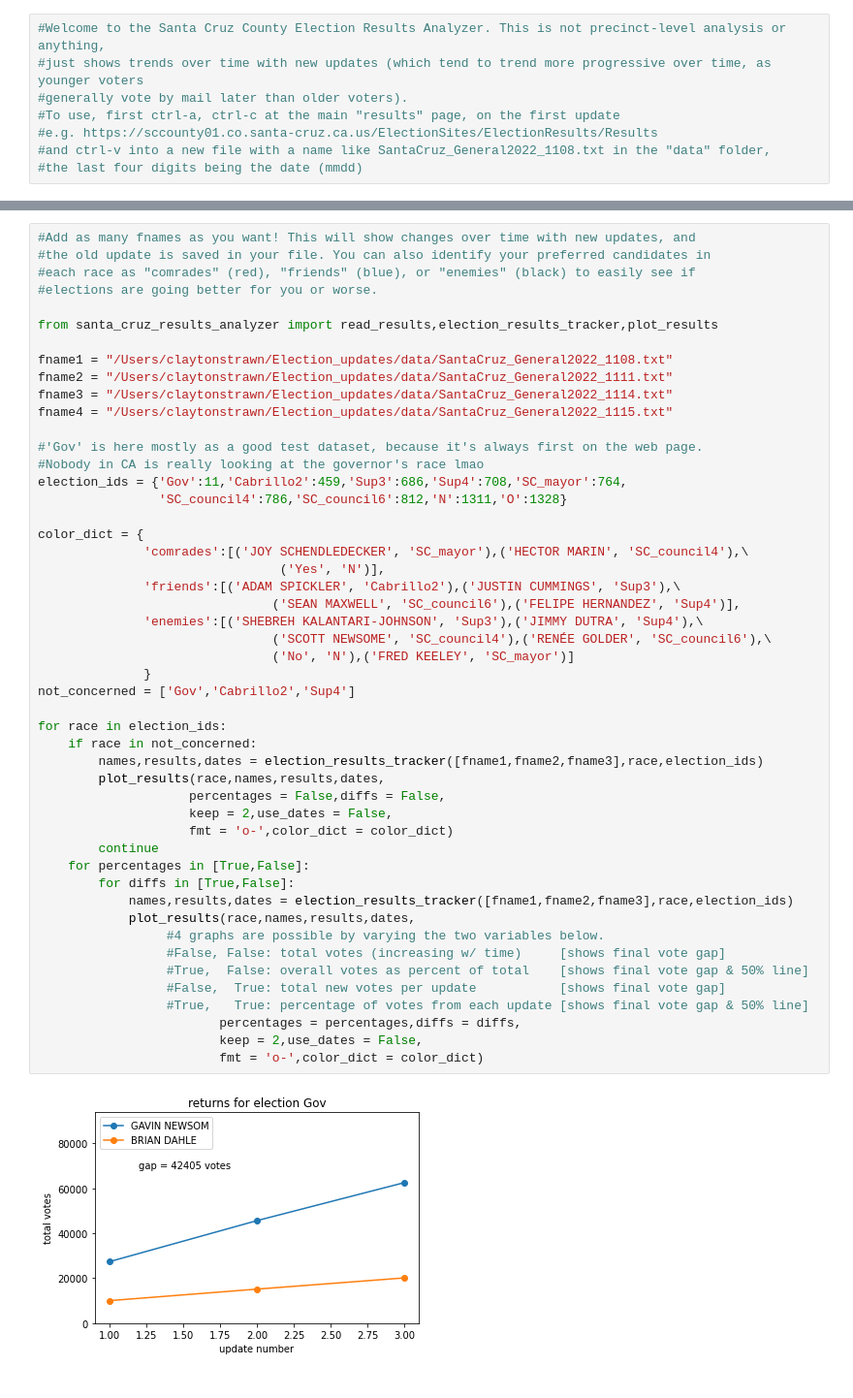
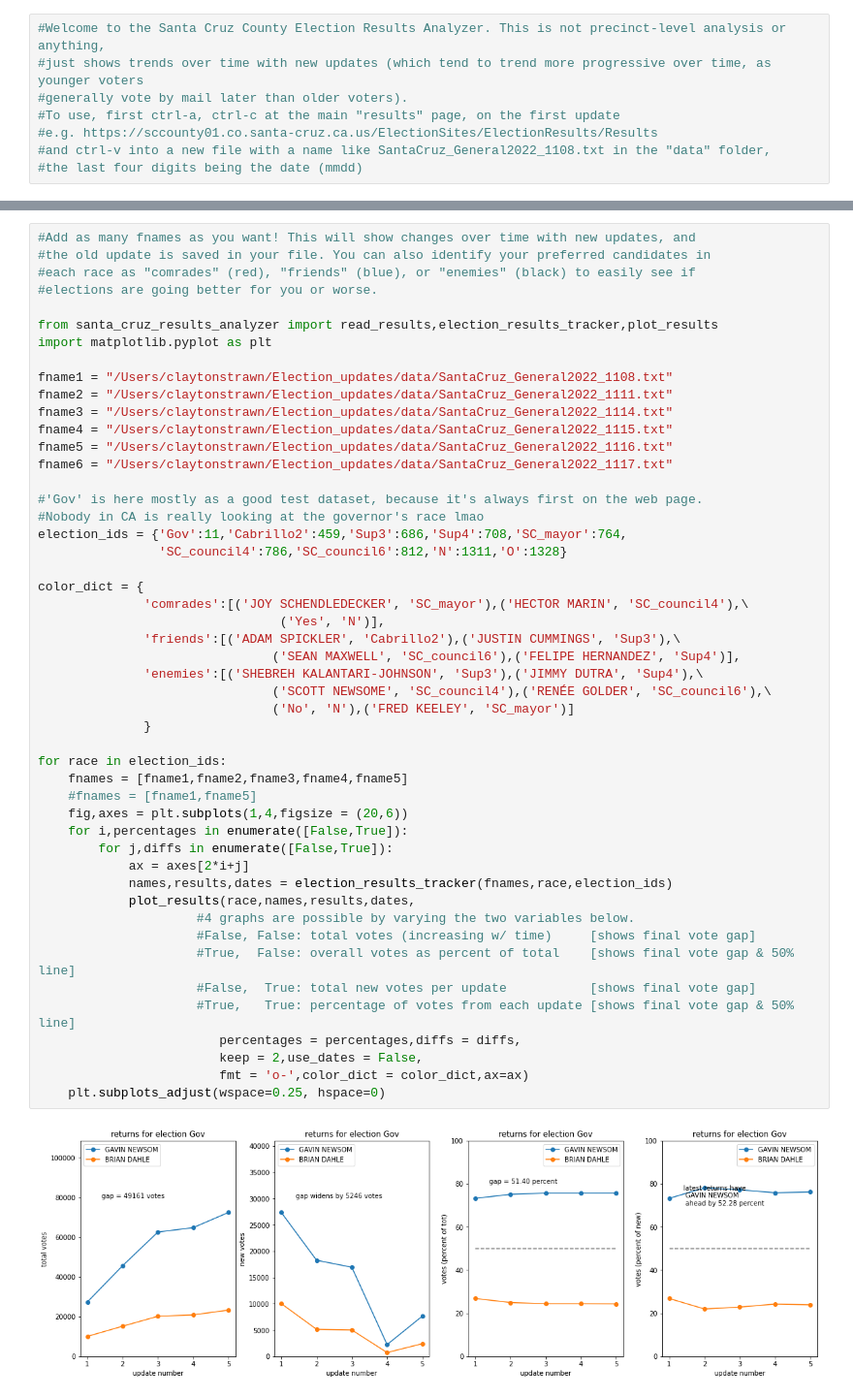
Before and after one commit to claytonstrawn/election_updates, a Jupyter notebook: election_results_analyzer.ipynb, the cells around one changed output, grey strips where cells are left out. Shown at 97% size. Drawn from its saved outputs; the diff is of its cells as text.

Commit message:
added text to all panels to show meaningful numbers

```diff
--- a/election_results_analyzer.ipynb
+++ b/election_results_analyzer.ipynb
@@ -60,48 +58,48 @@ checking fname1 is compatible with fname4... clear!
 #each race as "comrades" (red), "friends" (blue), or "enemies" (black) to easily see if
 #elections are going better for you or worse.
 
 from santa_cruz_results_analyzer import read_results,election_results_tracker,plot_results
+import matplotlib.pyplot as plt
 
 fname1 = "/Users/claytonstrawn/Election_updates/data/SantaCruz_General2022_1108.txt"
 fname2 = "/Users/claytonstrawn/Election_updates/data/SantaCruz_General2022_1111.txt"
 fname3 = "/Users/claytonstrawn/Election_updates/data/SantaCruz_General2022_1114.txt"
 fname4 = "/Users/claytonstrawn/Election_updates/data/SantaCruz_General2022_1115.txt"
+fname5 = "/Users/claytonstrawn/Election_updates/data/SantaCruz_General2022_1116.txt"
+fname6 = "/Users/claytonstrawn/Election_updates/data/SantaCruz_General2022_1117.txt"
 
 #'Gov' is here mostly as a good test dataset, because it's always first on the web page.
 #Nobody in CA is really looking at the governor's race lmao
 election_ids = {'Gov':11,'Cabrillo2':459,'Sup3':686,'Sup4':708,'SC_mayor':764,
                 'SC_council4':786,'SC_council6':812,'N':1311,'O':1328}
 
 color_dict = {
               'comrades':[('JOY SCHENDLEDECKER', 'SC_mayor'),('HECTOR MARIN', 'SC_council4'),\
                                 ('Yes', 'N')],
               'friends':[('ADAM SPICKLER', 'Cabrillo2'),('JUSTIN CUMMINGS', 'Sup3'),\
                                ('SEAN MAXWELL', 'SC_council6'),('FELIPE HERNANDEZ', 'Sup4')],
               'enemies':[('SHEBREH KALANTARI-JOHNSON', 'Sup3'),('JIMMY DUTRA', 'Sup4'),\
                                ('SCOTT NEWSOME', 'SC_council4'),('RENÉE GOLDER', 'SC_council6'),\
                                ('No', 'N'),('FRED KEELEY', 'SC_mayor')]
               }
-not_concerned = ['Gov','Cabrillo2','Sup4']
 
 for race in election_ids:
-    if race in not_concerned:
-        names,results,dates = election_results_tracker([fname1,fname2,fname3],race,election_ids)
-        plot_results(race,names,results,dates,
-                    percentages = False,diffs = False,
-                    keep = 2,use_dates = False,
-                    fmt = 'o-',color_dict = color_dict)
-        continue
-    for percentages in [True,False]:
-        for diffs in [True,False]:
-            names,results,dates = election_results_tracker([fname1,fname2,fname3],race,election_ids)
+    fnames = [fname1,fname2,fname3,fname4,fname5]
+    #fnames = [fname1,fname5]
+    fig,axes = plt.subplots(1,4,figsize = (20,6))
+    for i,percentages in enumerate([False,True]):
+        for j,diffs in enumerate([False,True]):
+            ax = axes[2*i+j]
+            names,results,dates = election_results_tracker(fnames,race,election_ids)
             plot_results(race,names,results,dates,
-                 #4 graphs are possible by varying the two variables below.
-                 #False, False: total votes (increasing w/ time)     [shows final vote gap]
-                 #True,  False: overall votes as percent of total    [shows final vote gap & 50% line]
-                 #False,  True: total new votes per update           [shows final vote gap]
-                 #True,   True: percentage of votes from each update [shows final vote gap & 50% line]
+                     #4 graphs are possible by varying the two variables below.
+                     #False, False: total votes (increasing w/ time)     [shows final vote gap]
+                     #True,  False: overall votes as percent of total    [shows final vote gap & 50% line]
+                     #False,  True: total new votes per update           [shows final vote gap]
+                     #True,   True: percentage of votes from each update [shows final vote gap & 50% line]
                         percentages = percentages,diffs = diffs,
                         keep = 2,use_dates = False,
-                        fmt = 'o-',color_dict = color_dict)
+                        fmt = 'o-',color_dict = color_dict,ax=ax)
+    plt.subplots_adjust(wspace=0.25, hspace=0)
 # %% [output]
-[figure, old version]
+[figure, new version]
```
Also changed, not shown: parts of 2 cells of this notebook, 4 other files.
